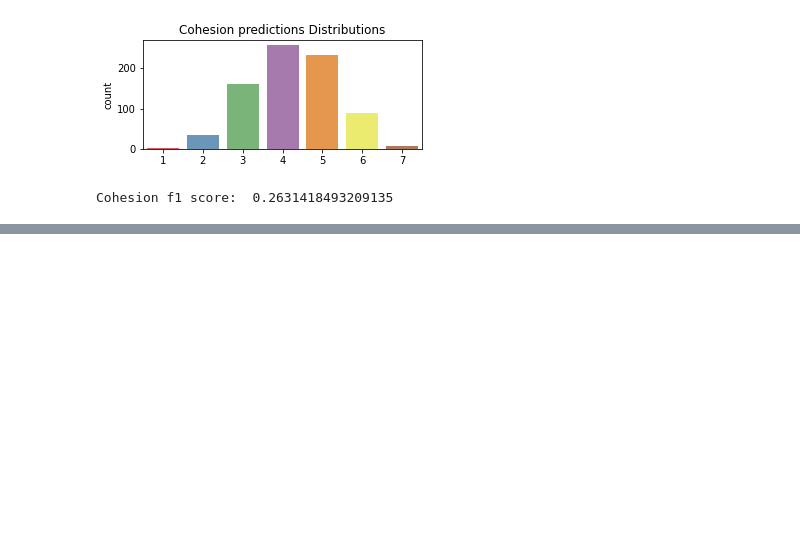
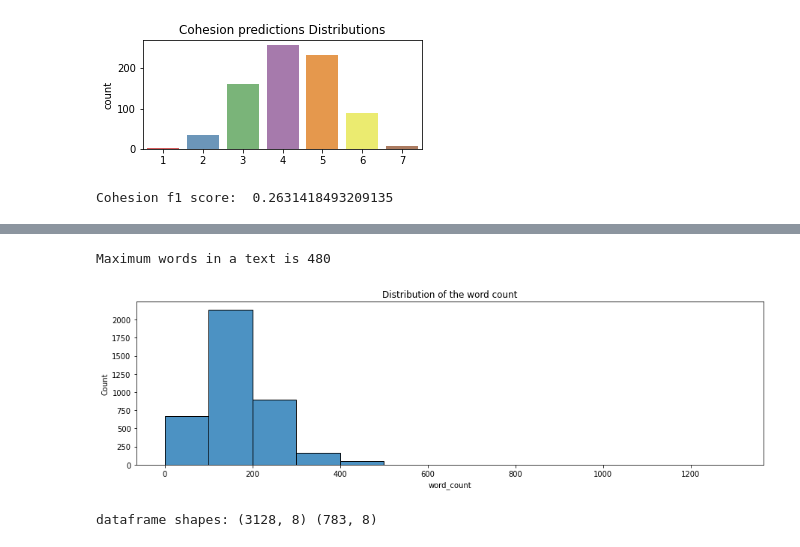
Before and after one commit to jeonghojo00/MachineLearning, a Jupyter notebook: Feedback_Prize_English_Language_Learning.ipynb, the cells around one changed output, grey strips where cells are left out. Drawn from its saved outputs; the diff is of its cells as text; code cells hidden in the pictures; blank space fills up the shorter version.

```diff
--- a/Feedback_Prize_English_Language_Learning.ipynb
+++ b/Feedback_Prize_English_Language_Learning.ipynb
@@ -826,0 +855,14 @@ Cohesion f1 score:  0.2631418493209135
+# %%
+# After removal of stopwords
+showWordCounts(cleaned_train)
+# %% [output]
+Maximum words in a text is 480
+[figure, added]
+# %%
+# Train and Validation Split
+from sklearn.model_selection import train_test_split
+
+train, val = train_test_split(cleaned_train, test_size = 0.2, shuffle=True)
+print('dataframe shapes:',train.shape, val.shape)
+# %% [output]
+dataframe shapes: (3128, 8) (783, 8)
```
Also changed, not shown: parts of 57 cells of this notebook.
